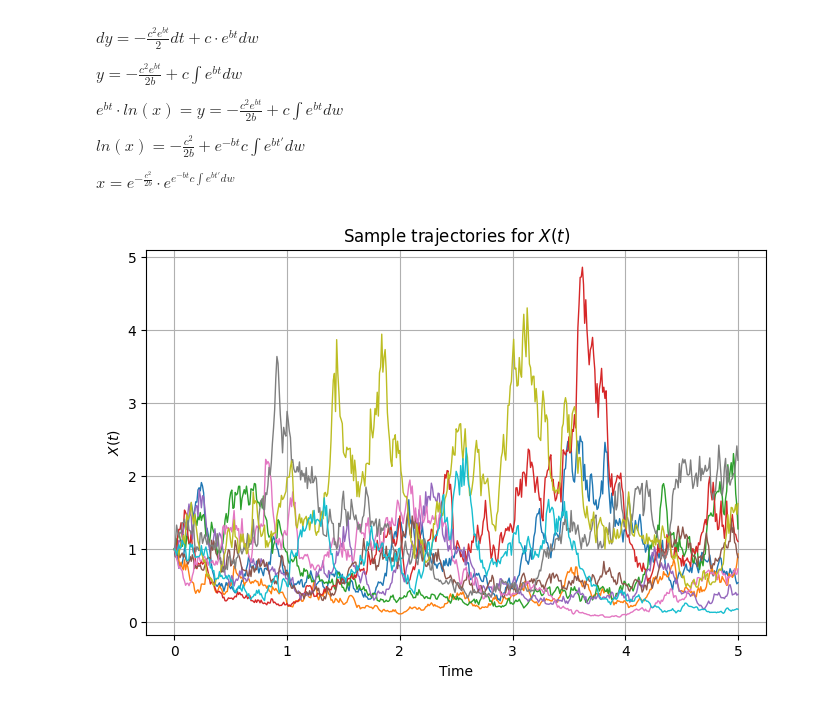
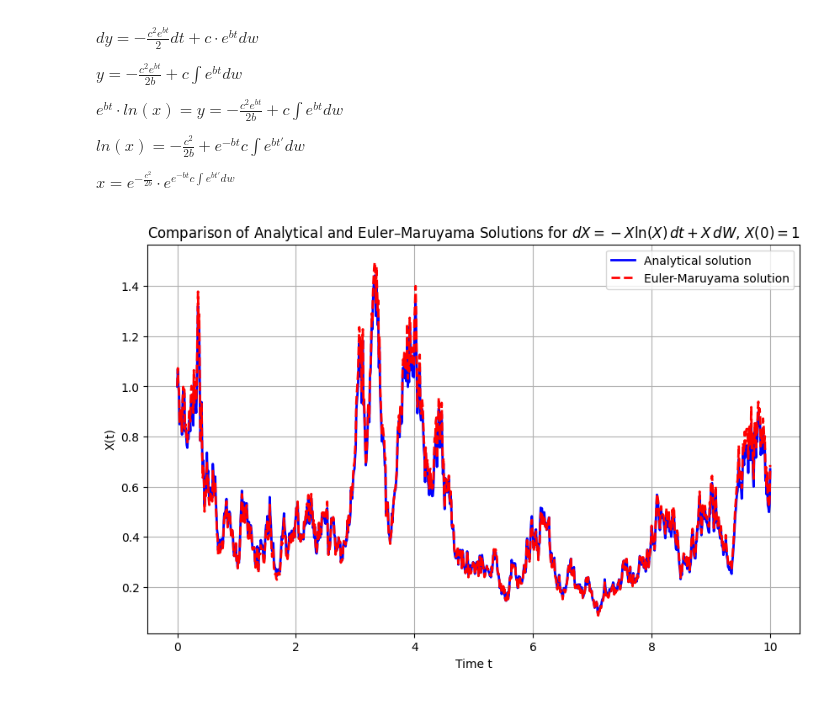
Before and after one commit to GalD101/Numerical-Analysis, a Jupyter notebook: Assignment 11/assignment11.ipynb, the cells around one changed output. Drawn from its saved outputs; the diff is of its cells as text; code cells hidden in the pictures.

```diff
--- a/Assignment 11/assignment11.ipynb
+++ b/Assignment 11/assignment11.ipynb
@@ -79,64 +79,62 @@ $ x = e^{-\frac{c^2}{2b}} \cdot e^{e^{-bt}c \int e^{bt'} dw} $
 # %%
 import numpy as np
 import matplotlib.pyplot as plt
 
-# Parameters for the simulation
-dt = 0.01         # time step
-T = 5             # total time
-realizations = 1000  # number of simulated paths
+# Parameters
+dt = 0.01         # time step (try reducing this value to see convergence)
+T = 10            # final time
+N = int(T/dt)     # number of time steps
+t_grid = np.linspace(0, T, N+1)
 
-# SDE parameters for the transformed process:
-b = 1.0   # parameter in the transformation (can be adjusted)
-c = 1.0   # parameter from the SDE (can be adjusted)
+# SDE parameters: b = c = 1
+b_param = 1.0
+c_param = 1.0
 
-# Create the time grid (include t=0)
-times = np.arange(0, T + dt, dt)  # array of times from 0 to T
+# Initial condition X(0)=1
+X0 = 1.0
 
-# Generate increments of the Wiener process (Brownian motion)
-# Note: There are len(times)-1 increments.
-dw = np.random.normal(0, np.sqrt(dt), (realizations, len(times) - 1))
-# Compute the Wiener process W(t) by cumulative sum; ensure W(0)=0
-W = np.cumsum(dw, axis=1)
-W = np.hstack((np.zeros((realizations, 1)), W))  # shape: (realizations, len(times))
+# Generate one realization of Brownian motion
+# Generate increments: dw ~ N(0, sqrt(dt))
+dw = np.random.normal(0, np.sqrt(dt), N)
+# Compute Wiener process: ensure W(0)=0
+W = np.concatenate(([0], np.cumsum(dw)))
 
-# Compute the stochastic integral I(t) = ∫₀ᵗ e^(b*s) dW(s)
-# For the Riemann sum approximation, we use the left endpoints.
-exp_bs = np.exp(b * times[:-1])  # values of e^(b*s) at each time step (excluding the final point)
-I = np.cumsum(exp_bs * dw, axis=1)  # cumulative sum along time axis
-I = np.hstack((np.zeros((realizations, 1)), I))  # set I(0) = 0
+# ---------------------
+# Analytical solution
+# ---------------------
+# We need to approximate I(t) = ∫_0^t e^(s) dW(s) for each t.
+# Use the left-endpoint Riemann sum: at each time step, the integrand is e^(t_i)
+exp_ts = np.exp(t_grid[:-1])   # for t_i, i=0,...,N-1
+# Compute the cumulative sum: I[i+1] = I(t_{i+1}) ≈ I(t_i) + e^(t_i)*dw[i]
+I = np.cumsum(exp_ts * dw)
+# Prepend I(0)=0 so that I has length N+1
+I = np.concatenate(([0], I))
 
-# Now compute ln X(t) using the formula:
-# ln X(t) = - (c^2/(2b))*(1 - e^(-b*t)) + c*e^(-b*t)*I(t)
-exp_minus_bt = np.exp(-b * times)  # e^(-b*t) for all t in the grid
-deterministic_term = - (c**2) / (2 * b) * (1 - np.exp(-b * times))
-# We broadcast exp_minus_bt over the realizations to combine with I(t)
-lnX = deterministic_term + c * (exp_minus_bt)[None, :] * I
+# The analytical formula is:
+# ln X(t) = -0.5*(1 - e^(-t)) + e^(-t)*I(t)
+lnX_anal = -0.5 * (1 - np.exp(-t_grid)) + np.exp(-t_grid) * I
+X_anal = np.exp(lnX_anal)
 
-# Finally, recover X(t)
-X = np.exp(lnX)
+# ---------------------
+# Euler-Maruyama solution
+# ---------------------
+# For the SDE: dX = -X*ln(X) dt + X dW
+X_em = np.zeros(N+1)
+X_em[0] = X0
+for i in range(N):
+    X_em[i+1] = X_em[i] + (-X_em[i] * np.log(X_em[i])) * dt + X_em[i] * dw[i]
 
-# Plot a few sample trajectories of X(t)
-plt.figure(figsize=(8, 5))
-for i in range(10):  # plot 10 sample paths
-    plt.plot(times, X[i, :], lw=1)
-plt.xlabel('Time')
-plt.ylabel('$X(t)$')
-plt.title('Sample trajectories for $X(t)$')
-plt.grid(True)
-plt.show()
-
-# Optionally, plot the mean and standard deviation of X(t)
-mean_X = np.mean(X, axis=0)
-std_X = np.std(X, axis=0)
-
-plt.figure(figsize=(8, 5))
-plt.plot(times, mean_X, label='Mean of $X(t)$', color='blue')
-plt.plot(times, std_X, label='Std Dev of $X(t)$', color='red')
-plt.xlabel('Time')
-plt.ylabel('Statistics')
-plt.title('Mean and Standard Deviation of $X(t)$')
+# ---------------------
+# Plotting the results
+# ---------------------
+plt.figure(figsize=(10, 6))
+plt.plot(t_grid, X_anal, label='Analytical solution', lw=2, color='blue')
+plt.plot(t_grid, X_em, 'r--', label='Euler-Maruyama solution', lw=2)
+plt.xlabel('Time t')
+plt.ylabel('X(t)')
+plt.title('Comparison of Analytical and Euler–Maruyama Solutions for $dX=-X\\ln(X)\\,dt+X\\,dW$, $X(0)=1$')
 plt.legend()
 plt.grid(True)
 plt.show()
 # %% [output]
-[figure, old version]
+[figure, new version]
```
Also changed, not shown: parts of 1 cell of this notebook.
